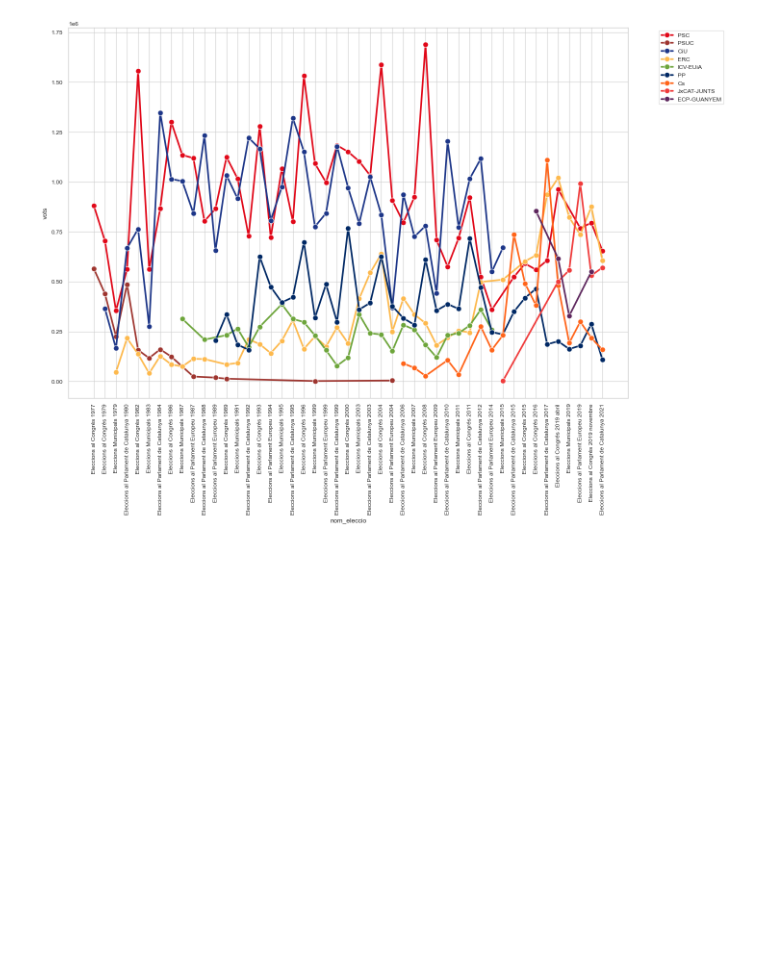
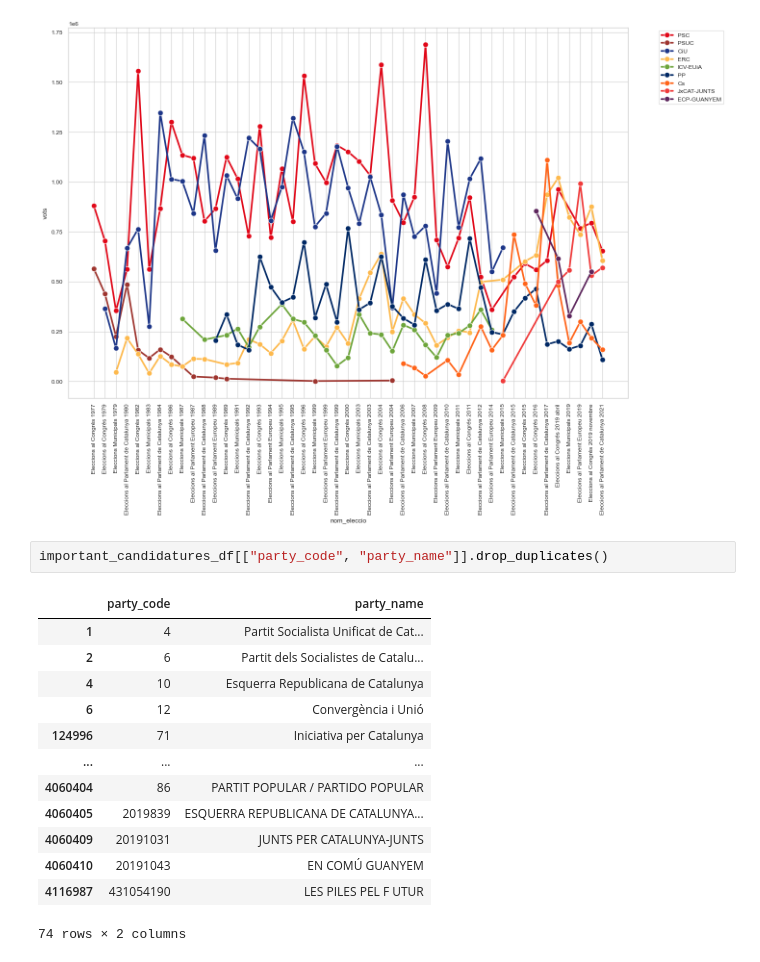
Before and after one commit to guillempla/catalan-elections-forecasting, a Jupyter notebook: src/study_data/study-grouped-data.ipynb, the cells around one changed output. Saved outputs shown, nothing was run; the diff lists cells and outputs as text; blank space fills up the shorter version.

```diff
--- a/src/study_data/study-grouped-data.ipynb
+++ b/src/study_data/study-grouped-data.ipynb
@@ -197,3 +197,19 @@ def plot_candidature_evolution(df: pd.DataFrame) -> None:
 plot_candidature_evolution(important_candidatures_df)
 # %% [output]
 [figure]
+# %%
+important_candidatures_df[["party_code", "party_name"]].drop_duplicates()
+# %% [output]
+|  | party_code | party_name |
+| 1 | 4 | Partit Socialista Unificat de Cat... |
+| 2 | 6 | Partit dels Socialistes de Catalu... |
+| 4 | 10 | Esquerra Republicana de Catalunya |
+| 6 | 12 | Convergència i Unió |
+| 124996 | 71 | Iniciativa per Catalunya |
+| ... | ... | ... |
+| 4060404 | 86 | PARTIT POPULAR / PARTIDO POPULAR |
+| 4060405 | 2019839 | ESQUERRA REPUBLICANA DE CATALUNYA... |
+| 4060409 | 20191031 | JUNTS PER CATALUNYA-JUNTS |
+| 4060410 | 20191043 | EN COMÚ GUANYEM |
+| 4116987 | 431054190 | LES PILES PEL F UTUR |
+74 rows × 2 columns
```
Also changed, not shown: parts of 1 cell of this notebook.
